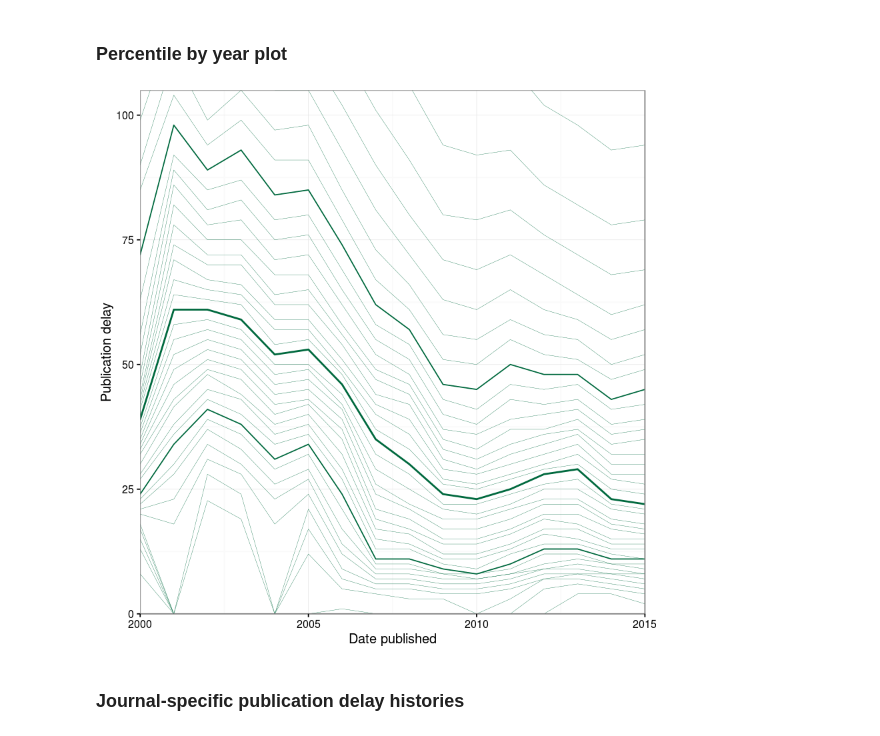
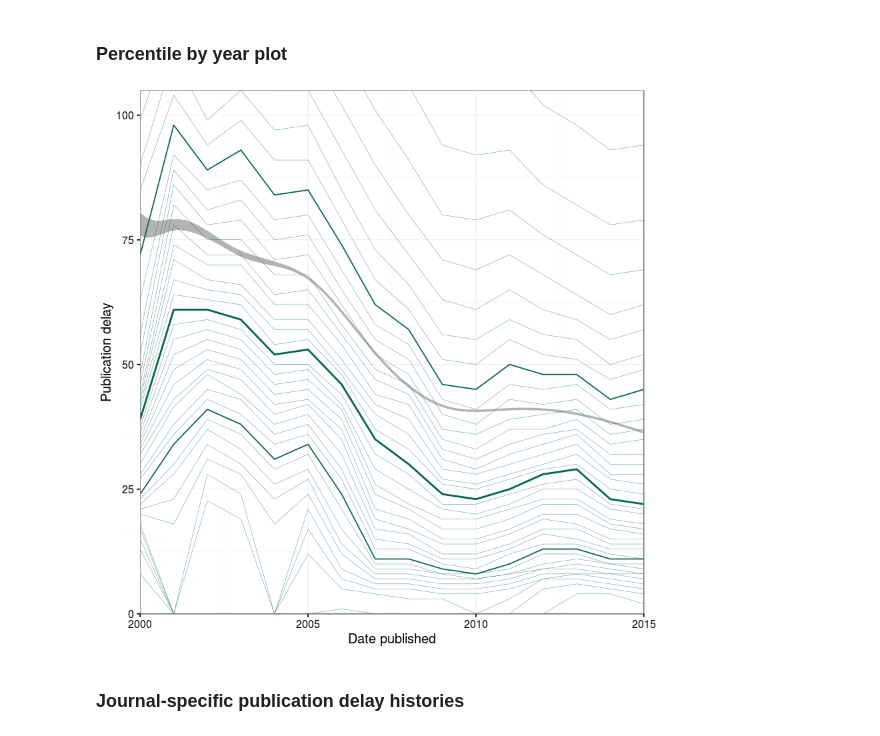
Before and after one commit to dhimmel/delays, a Jupyter notebook: plot.ipynb, the cells around one changed output. Cells and saved outputs as stored; diff of their text form; code cells hidden in the pictures.

```diff
--- a/plot.ipynb
+++ b/plot.ipynb
@@ -90,7 +90,8 @@ journal_df = journal_df %>%
       dplyr::summarize(
         'acceptance_delays' = n(),
         'unique_acceptance_dates' = length(unique(accepted)),
-        'unique_acceptance_delays' = length(unique(acceptance_delay))
+        'unique_acceptance_delays' = length(unique(acceptance_delay)),
+        'median_acceptance_delay' = median(acceptance_delay)
       )
   ) %>%
   dplyr::left_join(
@@ -99,7 +100,8 @@ journal_df = journal_df %>%
       dplyr::summarize(
         'publication_delays' = n(),
         'unique_publication_dates' = length(unique(date_online)),
-        'unique_publication_delays' = length(unique(publication_delay))
+        'unique_publication_delays' = length(unique(publication_delay)),
+        'median_publication_delay' = median(publication_delay)
       )
   ) %>%
   dplyr::filter(!(is.na(acceptance_delays) & is.na(publication_delays)))
@@ -214,38 +216,38 @@ summarize_year <- function(df) {
     percentile = 100 * probs,
     delay = quantile(df$publication_delay, probs=probs),
     articles = nrow(df)
   )
 }
 
 year_df = publish_df %>%
   dplyr::mutate(year_published = lubridate::year(date_online)) %>%
   dplyr::group_by(year_published) %>%
   dplyr::do(summarize_year(.))
 
 year_df %>%
   format(digits=3) %>%
   readr::write_tsv(file.path('data', 'publication-percentiles.tsv'))
 
 gg = year_df %>%
   ggplot2::ggplot(aes(x = year_published, y = delay, group = percentile)) +
-  #ggplot2::geom_smooth(aes(group=NULL),
-  #    data=publish_df %>% dplyr::mutate(year_published = lubridate::year(date_online), delay = publication_delay),
-  #    color='#B4B3B3', fill = '#B4B3B3', alpha=1) +
+  ggplot2::geom_smooth(aes(group=NULL),
+      data=publish_df %>% dplyr::mutate(year_published = lubridate::year(date_online), delay = publication_delay),
+      color='#B4B3B3', fill = '#B4B3B3', alpha=1) +
   ggplot2::geom_line(size=0.1, color = '#00693E') +
   ggplot2::geom_line(data = dplyr::filter(year_df, percentile == 50), size=0.8, color = '#00693E') +
   ggplot2::geom_line(data = dplyr::filter(year_df, percentile %in% c(25, 75)), size=0.5, color = '#00693E') +
   ggplot2::coord_cartesian(xlim=c(2000, 2015), ylim = c(0, 105), expand = FALSE) +
   ggplot2::theme_bw() +
   ggplot2::xlab('Date published') +
   ggplot2::ylab('Publication delay') +
-  ggplot2::theme(plot.margin=grid::unit(c(2, 10, 2, 2), 'points'))
+  ggplot2::theme(plot.margin=grid::unit(c(2, 11, 2, 2), 'points'))
 
 path = file.path('viz', 'publication-by-article.png')
 ggplot2::ggsave(filename = path, plot = gg, width = 5.5, height = 0.75 * 5.5)
 
 gg
 # %% [output]
-[figure, old version]
+[figure, new version]
 # %% [markdown]
 ### Journal-specific publication delay histories
 # %%
```
Also changed, not shown: parts of 2 cells of this notebook, 1 other file.
